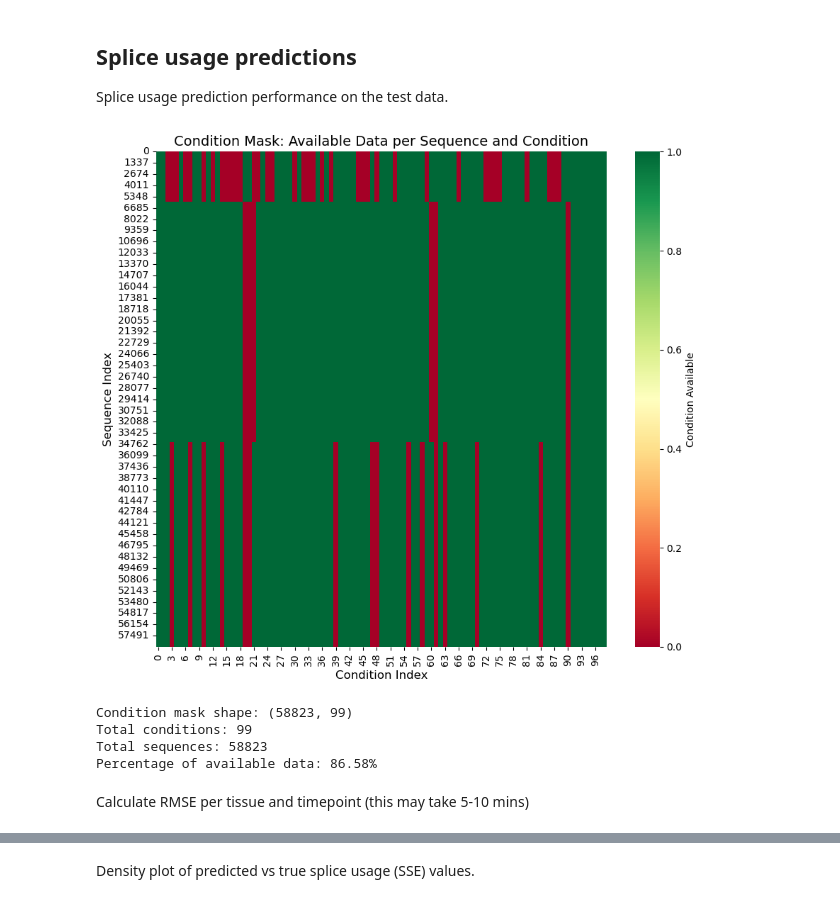
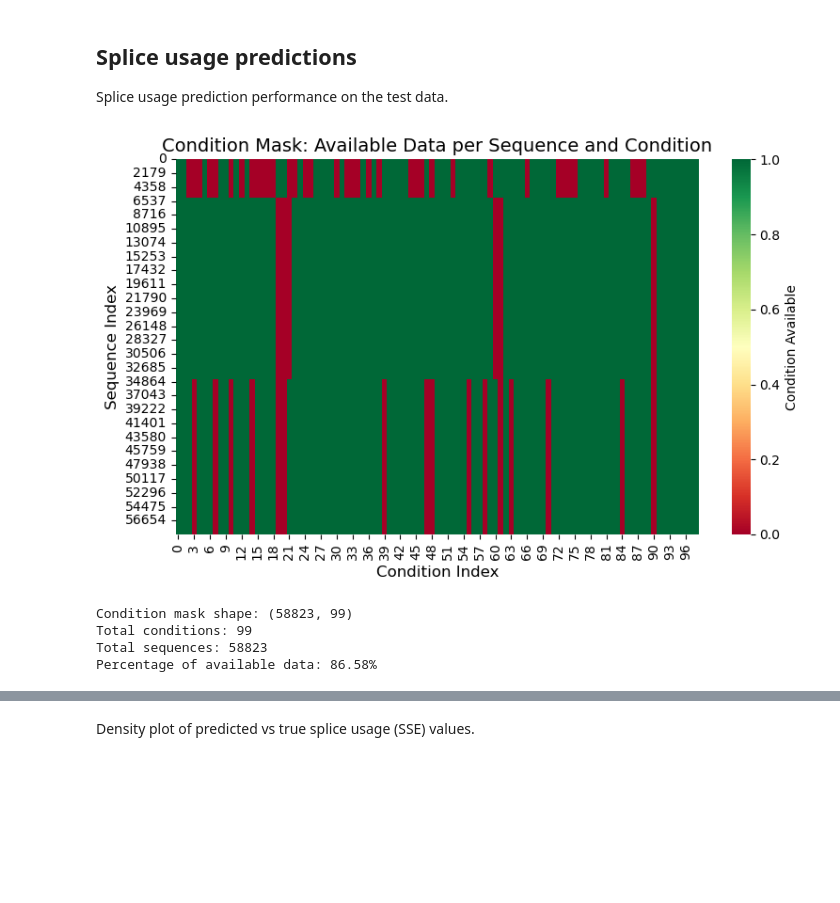
Before and after one commit to anamariaelek/splicevo, a Jupyter notebook: notebooks/model_evaluation.ipynb, the cells around one changed output, grey strips where cells are left out. Saved outputs shown, nothing was run; the diff lists cells and outputs as text; code cells hidden in the pictures; blank space fills up the shorter version.

```diff
--- a/notebooks/model_evaluation.ipynb
+++ b/notebooks/model_evaluation.ipynb
@@ -12,7 +12,7 @@ Load model predictions
 subset = "full"
 kb="1"
 species = "mouse_rat_human"
-model = f"{subset}_{species}_{kb}kb_focal"
+model = f"{subset}_{species}_{kb}kb_wce"
 
 # Load test metadata
 data_dir = f"/home/elek/sds/sd17d003/Anamaria/splicevo/data/"
@@ -29,13 +29,14 @@ with open(meta_fn, "r") as f:
 # Test windows metadata
 meta_fn = os.path.join(data_path, "metadata.csv")
 meta_df = pd.read_csv(meta_fn)
+meta_df['sequence'] = meta_df.index
 
 # Species
 species_name_to_id = test_meta['species_mapping']
 species_id_to_name = {v: k for k, v in species_name_to_id.items()}
 
 # Load predictions
-pred_dir = "/home/elek/sds/sd17d003/Anamaria/splicevo/predictions/transformer"
+pred_dir = "/home/elek/sds/sd17d003/Anamaria/splicevo/predictions/transformer_v1"
 pred_path = os.path.join(pred_dir, model)
 
 from splicevo.utils.data_utils import load_predictions
@@ -788,26 +820,24 @@ Splice usage prediction performance on the test data.
 # %%
 %matplotlib inline
 import matplotlib.pyplot as plt
 import seaborn as sns
 
-plt.figure(figsize=(9, 8))
+plt.figure(figsize=(8, 5))
 sns.heatmap(condition_mask, cmap='RdYlGn', cbar_kws={'label': 'Condition Available'})
 plt.xlabel('Condition Index', fontsize=12)
 plt.ylabel('Sequence Index', fontsize=12)
 plt.title('Condition Mask: Available Data per Sequence and Condition', fontsize=14)
 plt.tight_layout()
 plt.show()
 
 # Print summary statistics
 print(f"Condition mask shape: {condition_mask.shape}")
 print(f"Total conditions: {condition_mask.shape[1]}")
 print(f"Total sequences: {condition_mask.shape[0]}")
 print(f"Percentage of available data: {condition_mask.mean() * 100:.2f}%")
 # %% [output]
-[figure, old version]
+[figure, new version]
 Condition mask shape: (58823, 99)
 Total conditions: 99
 Total sequences: 58823
 Percentage of available data: 86.58%
-# %% [markdown]
-Calculate RMSE per tissue and timepoint (this may take 5-10 mins)
```
Also changed, not shown: parts of 40 cells of this notebook, 5 other files.
